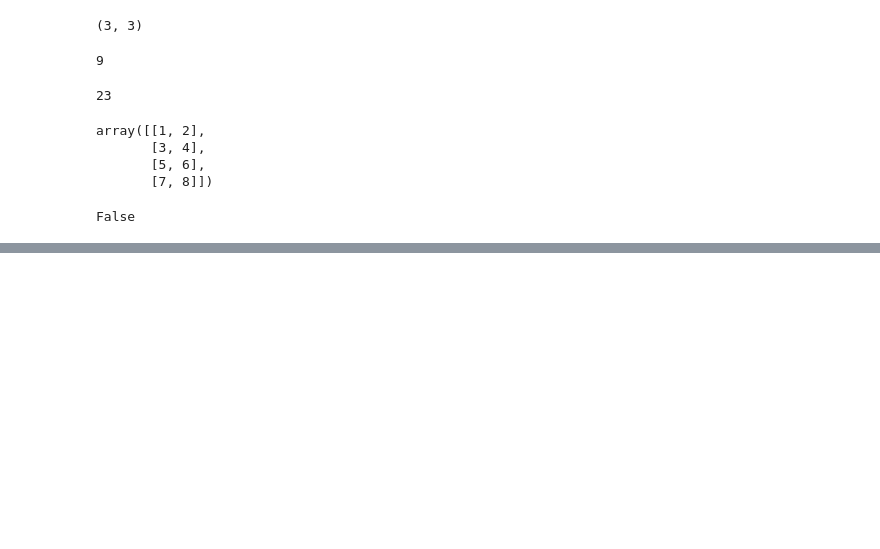
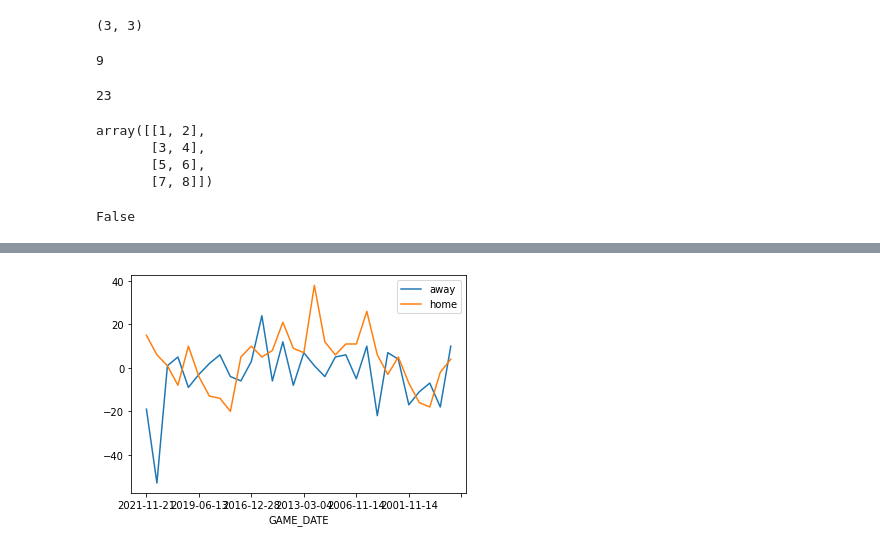
Before and after one commit to PosgradoMNA/actividades-de-aprendizaje-rafaelsangarcia, a Jupyter notebook: PythonIBM_A01182780.ipynb, the cells around one changed output, grey strips where cells are left out. Drawn from its saved outputs; the diff is of its cells as text; code cells hidden in the pictures; blank space fills up the shorter version.

```diff
--- a/PythonIBM_A01182780.ipynb
+++ b/PythonIBM_A01182780.ipynb
@@ -1011,0 +1101,3 @@ False
+# %%
+df_warriors=df_teams[df_teams['nickname'] == "Warriors"]
+df_warriors
@@ -1011,0 +1107,3 @@ False
+# %%
+id_warriors = df_warriors[['id']].values[0][0]
+id_warriors
@@ -1011,0 +1112,5 @@ False
+# %%
+from nba_api.stats.endpoints import leaguegamefinder
+gamefinder = leaguegamefinder.LeagueGameFinder(team_id_nullable=id_warriors)
+games = gamefinder.get_data_frames()[0]
+games.head()
@@ -1011,0 +1125,11 @@ False
+# %%
+games_home = games[games['MATCHUP']=='GSW vs. TOR']
+games_away = games[games['MATCHUP']=='GSW @ TOR']
+# %%
+fig, ax = plt.subplots()
+games_away.plot(x = 'GAME_DATE', y='PLUS_MINUS', ax = ax)
+games_home.plot(x = 'GAME_DATE', y='PLUS_MINUS', ax = ax)
+ax.legend(['away','home'])
+plt.show()
+# %% [output]
+[figure, added]
```
Also changed, not shown: parts of 12 cells of this notebook.
